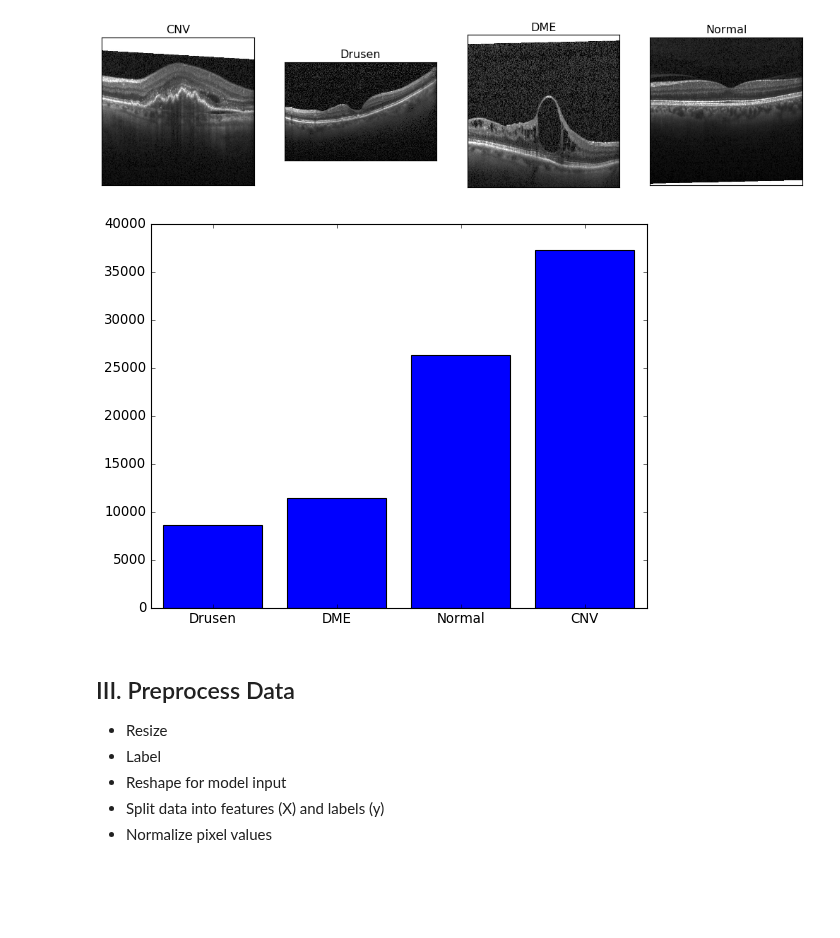
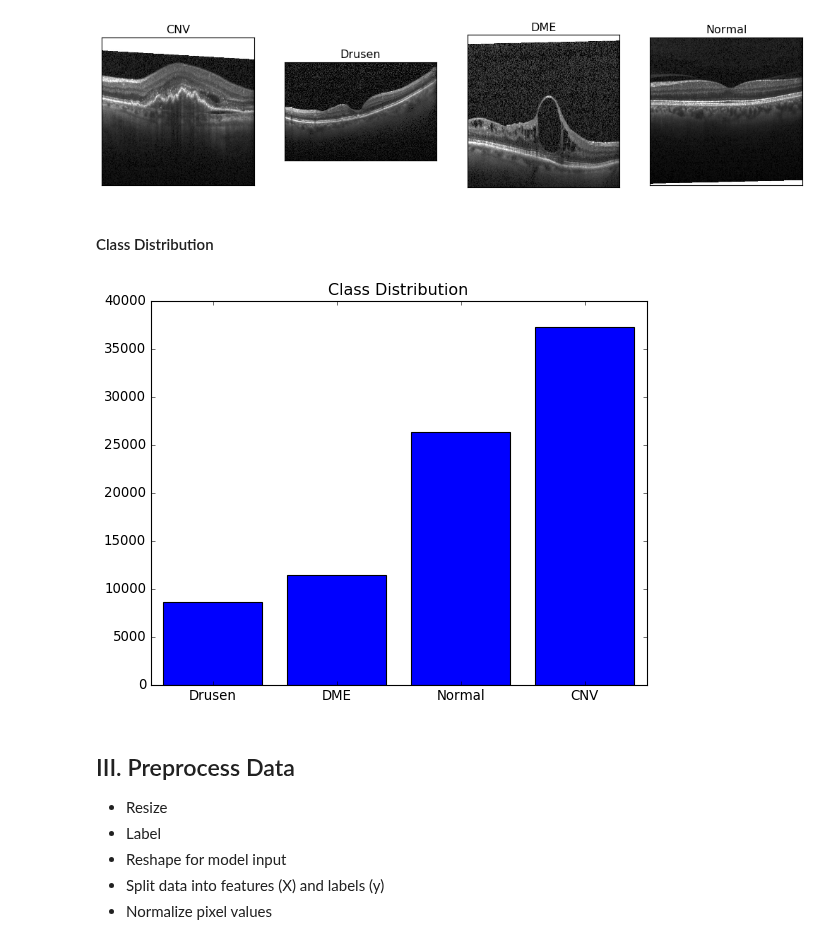
Before and after one commit to MagicMilly/conv-net-computer-vision, a Jupyter notebook: student.ipynb, the cells around one changed output. Drawn from its saved outputs; the diff is of its cells as text; code cells hidden in the pictures; blank space fills up the shorter version.

```diff
--- a/student.ipynb
+++ b/student.ipynb
@@ -204,18 +200,21 @@ ax4.set(xticks=[], yticks=[])
 plt.show();
 # %% [output]
 [figure]
+# %% [markdown]
+#### Class Distribution
 # %%
 fig = plt.figure()
 fig.patch.set_facecolor('white')
 x = np.arange(4)
 labels = ['Drusen', 'DME', 'Normal', 'CNV']
 amounts = [drusen_imgs, dme_imgs, normal_imgs, cnv_imgs]
 
 plt.bar(x, amounts, align='center', color='blue')
 plt.xticks(x, labels)
+plt.title('Class Distribution')
 plt.show()
 # %% [output]
-[figure, old version]
+[figure, new version]
 # %% [markdown]
 ## III. Preprocess Data
 * Resize
```
Also changed, not shown: parts of 23 cells of this notebook.
